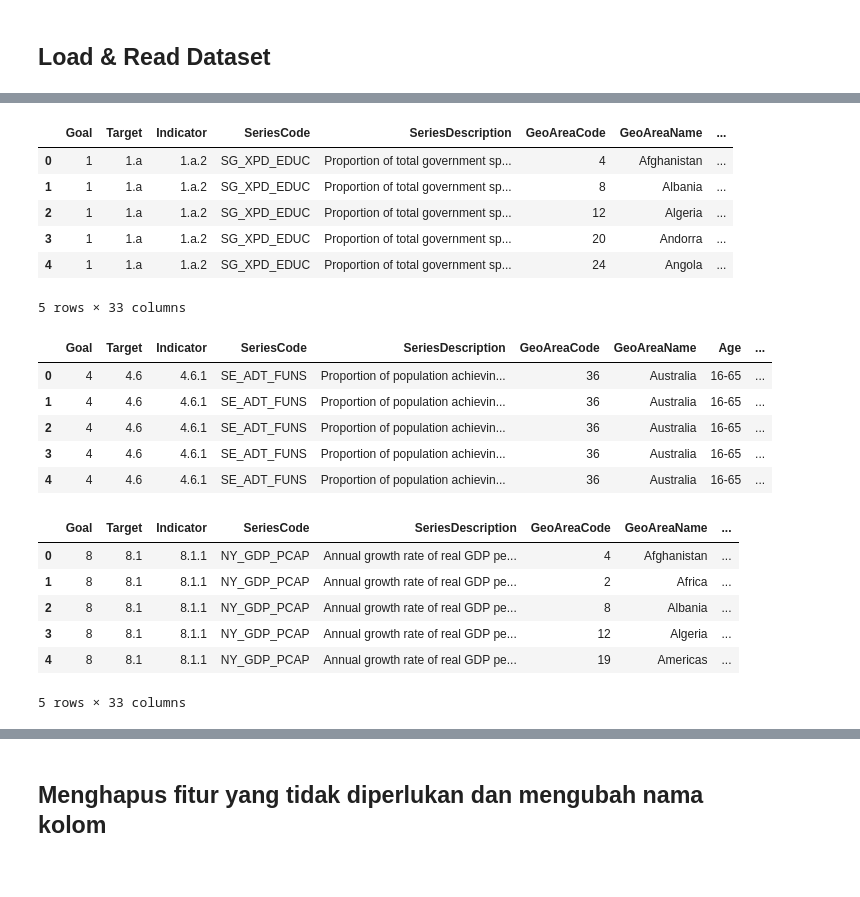
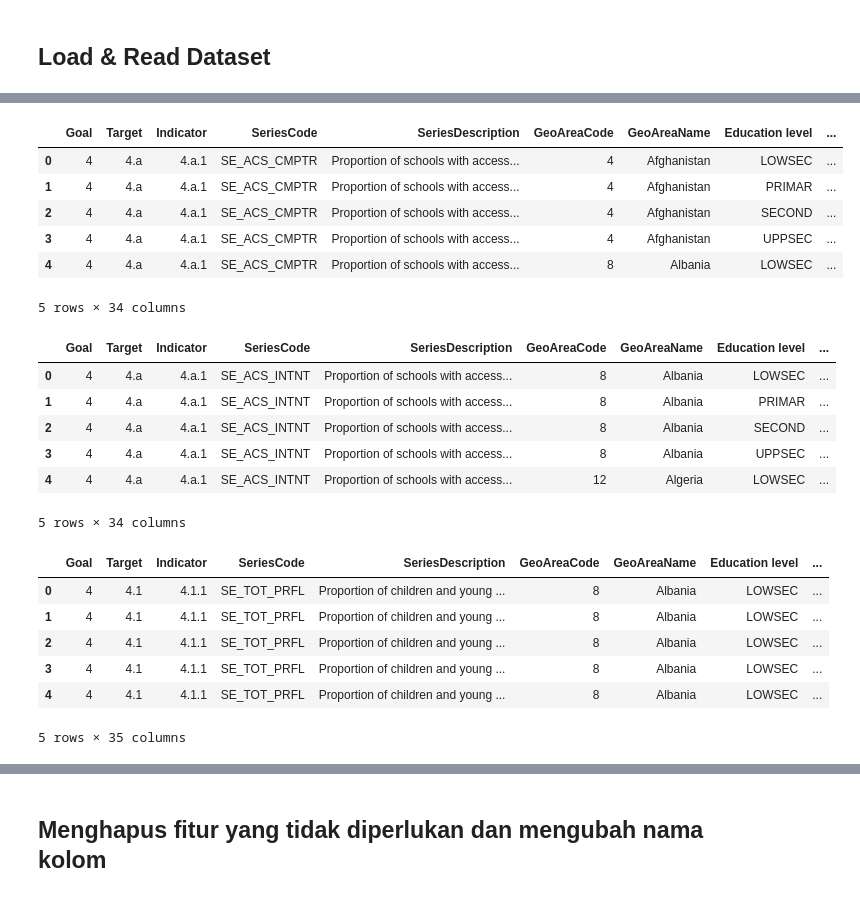
Before and after one commit to JayaWinata/DAC-IFest-2024-BukanWibu, a Jupyter notebook: SourceCode_DAC2024_BukanWibu.ipynb, the cells around one changed output, grey strips where cells are left out. Saved outputs shown, nothing was run; the diff lists cells and outputs as text; code cells hidden in the pictures.

```diff
--- a/SourceCode_DAC2024_BukanWibu.ipynb
+++ b/SourceCode_DAC2024_BukanWibu.ipynb
@@ -14,38 +11,36 @@ Deskripsi dataset:
 # %%
 SHEET_NAME = 'Table format'
 
-sg_xpd_educ_original = pd.read_excel('Dataset/SG_XPD_EDUC.xlsx', sheet_name=SHEET_NAME)
-se_adt_funs_original = pd.read_excel('Dataset/SE_ADT_FUNS.xlsx', sheet_name=SHEET_NAME)
-ny_gdp_pcap_original = pd.read_excel('Dataset/NY_GDP_PCAP.xlsx', sheet_name=SHEET_NAME)
-sh_h2o_safe_original = pd.read_excel('Dataset/SH_H2O_SAFE.xlsx', sheet_name=SHEET_NAME)
-si_pov_day1_original = pd.read_excel('Dataset/SI_POV_DAY1.xlsx', sheet_name=SHEET_NAME)
-sn_itk_defcn_original = pd.read_excel('Dataset/SN_ITK_DEFCN.xlsx', sheet_name=SHEET_NAME)
+se_acs_cmptr_original = pd.read_excel('Dataset/SE_ACS_CMPTR.xlsx', sheet_name=SHEET_NAME)
+se_acs_intnt_original = pd.read_excel('Dataset/SE_ACS_INTNT.xlsx', sheet_name=SHEET_NAME)
+se_tot_prfl_original = pd.read_excel('Dataset/SE_TOT_PRFL.xlsx', sheet_name=SHEET_NAME)
 # %%
-sg_xpd_educ_original.head()
+se_acs_cmptr_original.head()
 # %% [output]
-|  | Goal | Target | Indicator | SeriesCode | SeriesDescription | GeoAreaCode | GeoAreaName | ... |
-| 0 | 1 | 1.a | 1.a.2 | SG_XPD_EDUC | Proportion of total government sp... | 4 | Afghanistan | ... |
-| 1 | 1 | 1.a | 1.a.2 | SG_XPD_EDUC | Proportion of total government sp... | 8 | Albania | ... |
-| 2 | 1 | 1.a | 1.a.2 | SG_XPD_EDUC | Proportion of total government sp... | 12 | Algeria | ... |
-| 3 | 1 | 1.a | 1.a.2 | SG_XPD_EDUC | Proportion of total government sp... | 20 | Andorra | ... |
-| 4 | 1 | 1.a | 1.a.2 | SG_XPD_EDUC | Proportion of total government sp... | 24 | Angola | ... |
+|  | Goal | Target | Indicator | SeriesCode | SeriesDescription | GeoAreaCode | GeoAreaName | Education level | ... |
+| 0 | 4 | 4.a | 4.a.1 | SE_ACS_CMPTR | Proportion of schools with access... | 4 | Afghanistan | LOWSEC | ... |
+| 1 | 4 | 4.a | 4.a.1 | SE_ACS_CMPTR | Proportion of schools with access... | 4 | Afghanistan | PRIMAR | ... |
+| 2 | 4 | 4.a | 4.a.1 | SE_ACS_CMPTR | Proportion of schools with access... | 4 | Afghanistan | SECOND | ... |
+| 3 | 4 | 4.a | 4.a.1 | SE_ACS_CMPTR | Proportion of schools with access... | 4 | Afghanistan | UPPSEC | ... |
+| 4 | 4 | 4.a | 4.a.1 | SE_ACS_CMPTR | Proportion of schools with access... | 8 | Albania | LOWSEC | ... |
-5 rows × 33 columns
+5 rows × 34 columns
 # %%
-se_adt_funs_original.head()
+se_acs_intnt_original.head()
 # %% [output]
-|  | Goal | Target | Indicator | SeriesCode | SeriesDescription | GeoAreaCode | GeoAreaName | Age | ... |
-| 0 | 4 | 4.6 | 4.6.1 | SE_ADT_FUNS | Proportion of population achievin... | 36 | Australia | 16-65 | ... |
-| 1 | 4 | 4.6 | 4.6.1 | SE_ADT_FUNS | Proportion of population achievin... | 36 | Australia | 16-65 | ... |
-| 2 | 4 | 4.6 | 4.6.1 | SE_ADT_FUNS | Proportion of population achievin... | 36 | Australia | 16-65 | ... |
-| 3 | 4 | 4.6 | 4.6.1 | SE_ADT_FUNS | Proportion of population achievin... | 36 | Australia | 16-65 | ... |
-| 4 | 4 | 4.6 | 4.6.1 | SE_ADT_FUNS | Proportion of population achievin... | 36 | Australia | 16-65 | ... |
+|  | Goal | Target | Indicator | SeriesCode | SeriesDescription | GeoAreaCode | GeoAreaName | Education level | ... |
+| 0 | 4 | 4.a | 4.a.1 | SE_ACS_INTNT | Proportion of schools with access... | 8 | Albania | LOWSEC | ... |
+| 1 | 4 | 4.a | 4.a.1 | SE_ACS_INTNT | Proportion of schools with access... | 8 | Albania | PRIMAR | ... |
+| 2 | 4 | 4.a | 4.a.1 | SE_ACS_INTNT | Proportion of schools with access... | 8 | Albania | SECOND | ... |
+| 3 | 4 | 4.a | 4.a.1 | SE_ACS_INTNT | Proportion of schools with access... | 8 | Albania | UPPSEC | ... |
+| 4 | 4 | 4.a | 4.a.1 | SE_ACS_INTNT | Proportion of schools with access... | 12 | Algeria | LOWSEC | ... |
+5 rows × 34 columns
 # %%
-ny_gdp_pcap_original.head()
+se_tot_prfl_original.head()
 # %% [output]
-|  | Goal | Target | Indicator | SeriesCode | SeriesDescription | GeoAreaCode | GeoAreaName | ... |
-| 0 | 8 | 8.1 | 8.1.1 | NY_GDP_PCAP | Annual growth rate of real GDP pe... | 4 | Afghanistan | ... |
-| 1 | 8 | 8.1 | 8.1.1 | NY_GDP_PCAP | Annual growth rate of real GDP pe... | 2 | Africa | ... |
-| 2 | 8 | 8.1 | 8.1.1 | NY_GDP_PCAP | Annual growth rate of real GDP pe... | 8 | Albania | ... |
-| 3 | 8 | 8.1 | 8.1.1 | NY_GDP_PCAP | Annual growth rate of real GDP pe... | 12 | Algeria | ... |
-| 4 | 8 | 8.1 | 8.1.1 | NY_GDP_PCAP | Annual growth rate of real GDP pe... | 19 | Americas | ... |
+|  | Goal | Target | Indicator | SeriesCode | SeriesDescription | GeoAreaCode | GeoAreaName | Education level | ... |
+| 0 | 4 | 4.1 | 4.1.1 | SE_TOT_PRFL | Proportion of children and young ... | 8 | Albania | LOWSEC | ... |
+| 1 | 4 | 4.1 | 4.1.1 | SE_TOT_PRFL | Proportion of children and young ... | 8 | Albania | LOWSEC | ... |
+| 2 | 4 | 4.1 | 4.1.1 | SE_TOT_PRFL | Proportion of children and young ... | 8 | Albania | LOWSEC | ... |
+| 3 | 4 | 4.1 | 4.1.1 | SE_TOT_PRFL | Proportion of children and young ... | 8 | Albania | LOWSEC | ... |
+| 4 | 4 | 4.1 | 4.1.1 | SE_TOT_PRFL | Proportion of children and young ... | 8 | Albania | LOWSEC | ... |
-5 rows × 33 columns
+5 rows × 35 columns
```
Also changed, not shown: parts of 21 cells of this notebook.
